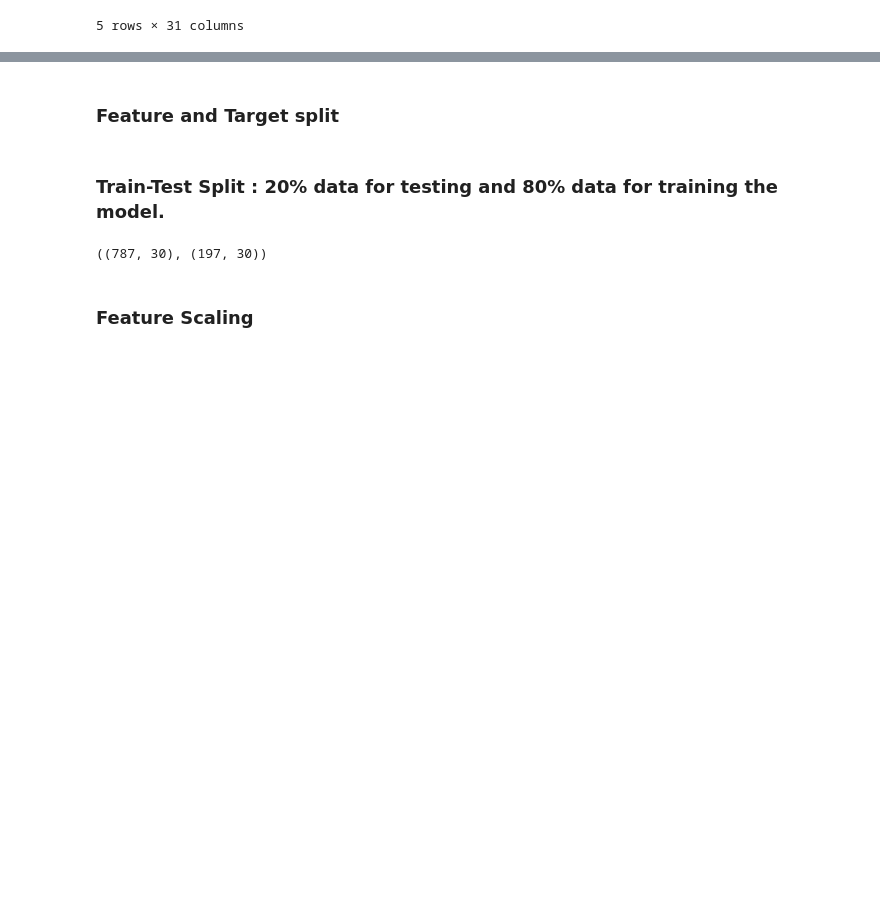
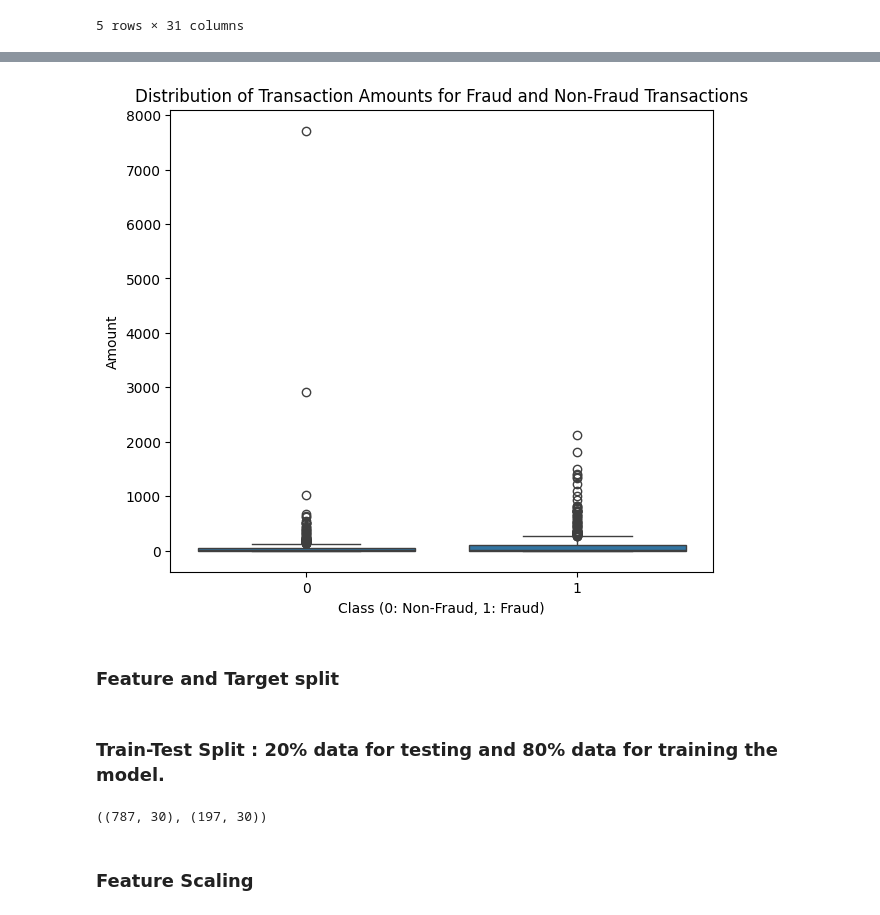
Before and after one commit to Rahafzsh/Fraud-Detection-using-DL, a Jupyter notebook: SubGroup1/credit_card_fraud_detection_sg1.ipynb, the cells around one changed output, grey strips where cells are left out. Drawn from its saved outputs; the diff is of its cells as text; code cells hidden in the pictures; blank space fills up the shorter version.

```diff
--- a/SubGroup1/credit_card_fraud_detection_sg1.ipynb
+++ b/SubGroup1/credit_card_fraud_detection_sg1.ipynb
@@ -119,3 +125,13 @@ Name: Class, dtype: int64
+# %%
+# Visualize the distribution of transaction amounts for fraud and non-fraud transactions
+plt.figure(figsize=(7, 6))
+sns.boxplot(x='Class', y='Amount', data=data)
+plt.title('Distribution of Transaction Amounts for Fraud and Non-Fraud Transactions')
+plt.xlabel('Class (0: Non-Fraud, 1: Fraud)')
+plt.ylabel('Amount')
+plt.show()
+# %% [output]
+[figure, added]
 # %% [markdown]
 ### Feature and Target split
 # %%
```
Also changed, not shown: parts of 17 cells of this notebook.
